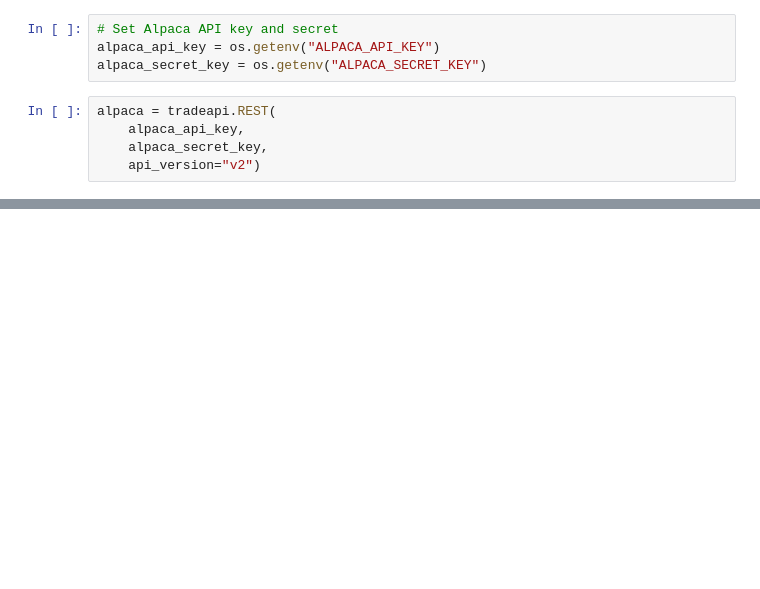
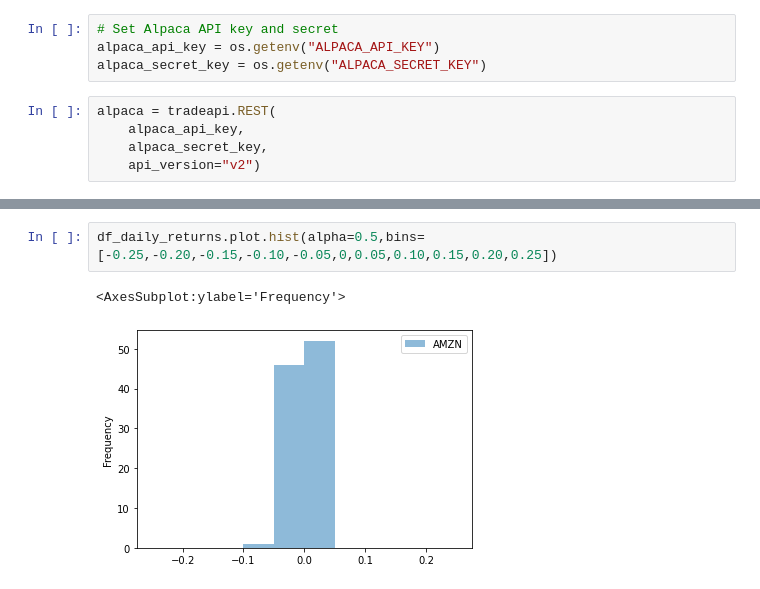
Before and after one commit to jkaryampudi/FinTechStart, a Jupyter notebook: Project1-WorkInProgress.ipynb, the cells around one changed output, grey strips where cells are left out. Cells and saved outputs as stored; diff of their text form; blank space fills up the shorter version.

```diff
--- a/Project1-WorkInProgress.ipynb
+++ b/Project1-WorkInProgress.ipynb
@@ -54,0 +99,5 @@ df_closing_prices.head()
+# %%
+df_daily_returns.plot.hist(alpha=0.5,bins=[-0.25,-0.20,-0.15,-0.10,-0.05,0,0.05,0.10,0.15,0.20,0.25])
+# %% [output]
+<AxesSubplot:ylabel='Frequency'>
+[figure, added]
```
Also changed, not shown: parts of 9 cells of this notebook, 3 other files.
